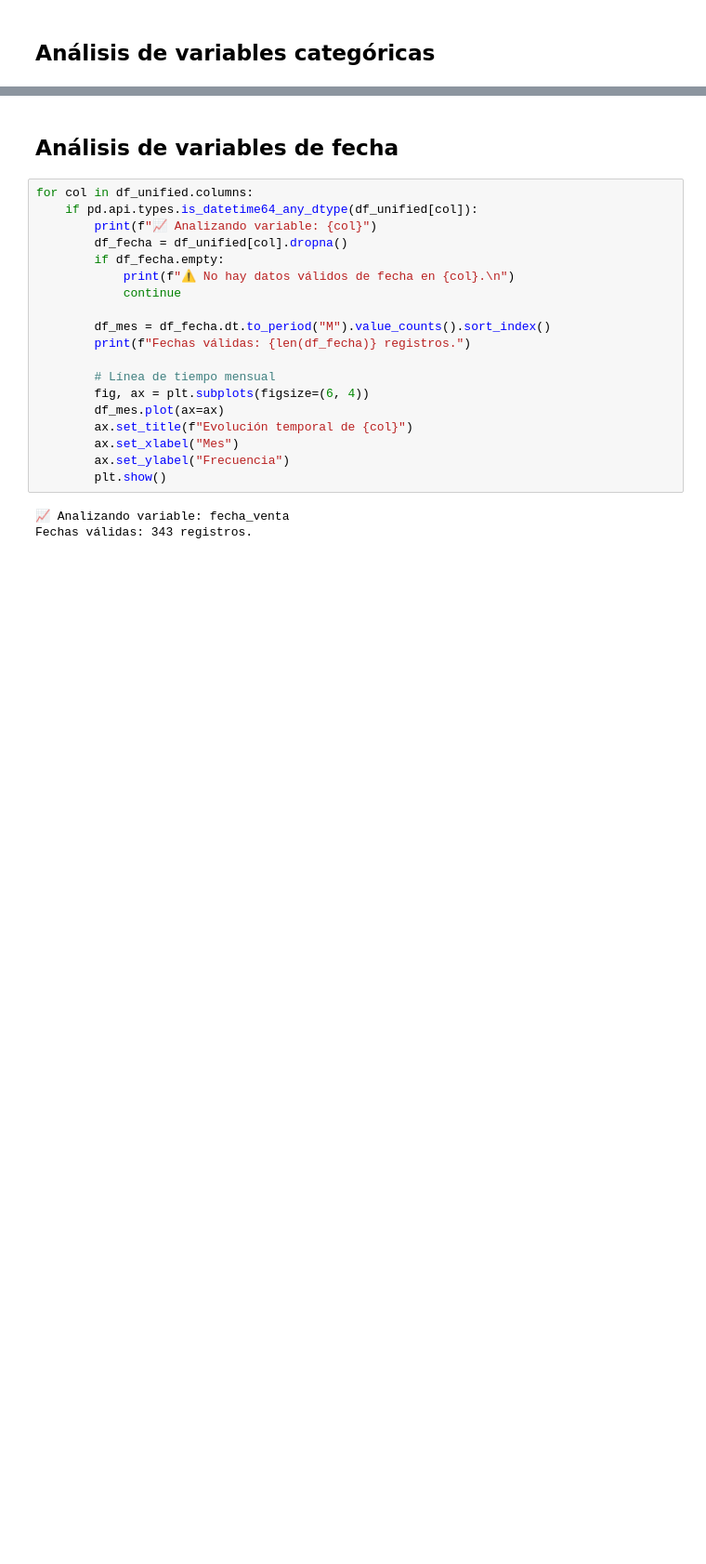
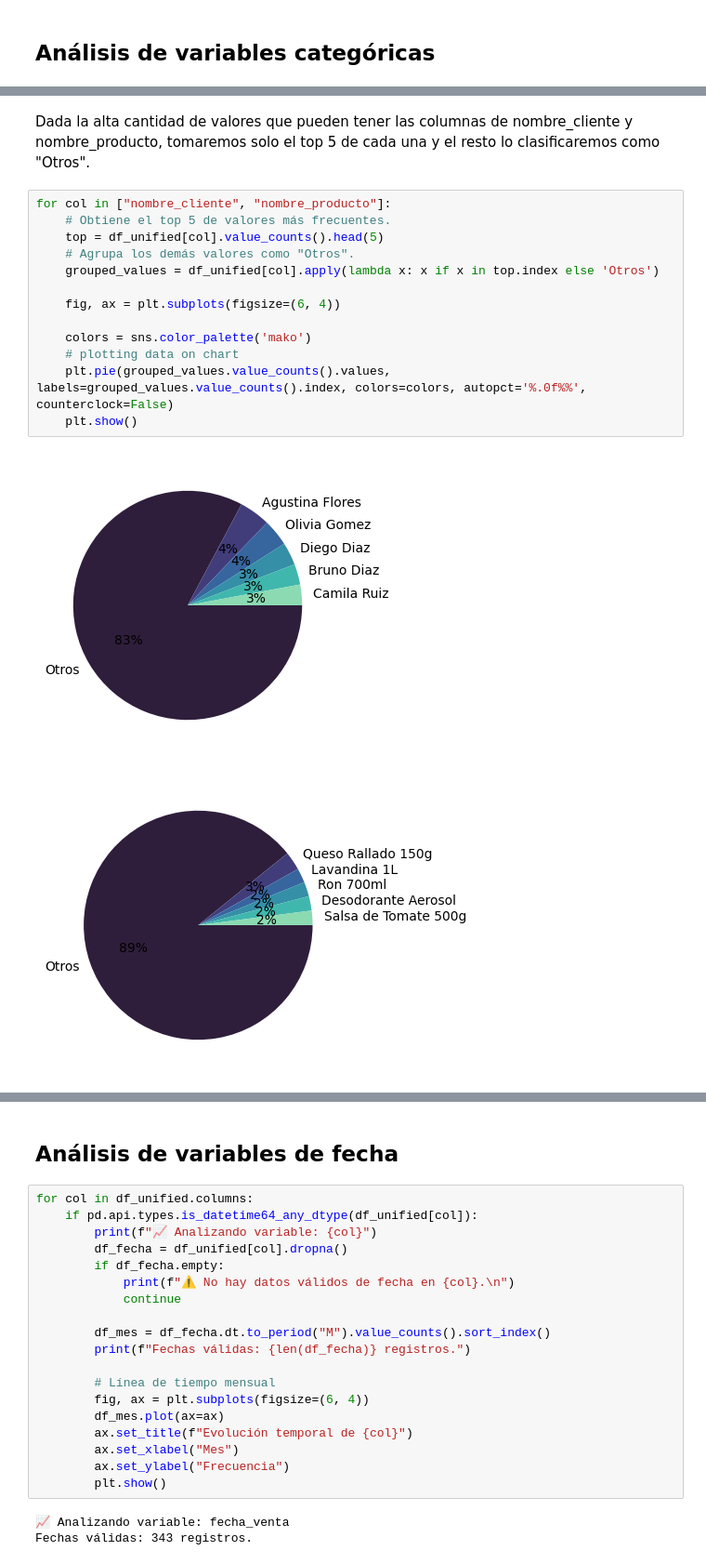
Before and after one commit to MartinOtamendiT/Aurelion, a Jupyter notebook: analisis_notebook.ipynb, the cells around one changed output, grey strips where cells are left out. Shown at 93% size. Saved outputs shown, nothing was run; the diff lists cells and outputs as text; blank space fills up the shorter version.

```diff
--- a/analisis_notebook.ipynb
+++ b/analisis_notebook.ipynb
@@ -688,0 +588,18 @@ Name: count, dtype: Int64
+# %% [markdown]
+Dada la alta cantidad de valores que pueden tener las columnas de nombre_cliente y nombre_producto, tomaremos solo el top 5 de cada una y el resto lo clasificaremos como "Otros".
+# %%
+for col in ["nombre_cliente", "nombre_producto"]:
+    # Obtiene el top 5 de valores más frecuentes.
+    top = df_unified[col].value_counts().head(5)
+    # Agrupa los demás valores como "Otros".
+    grouped_values = df_unified[col].apply(lambda x: x if x in top.index else 'Otros')
+
+    fig, ax = plt.subplots(figsize=(6, 4))
+
+    colors = sns.color_palette('mako')
+    # plotting data on chart
+    plt.pie(grouped_values.value_counts().values, labels=grouped_values.value_counts().index, colors=colors, autopct='%.0f%%', counterclock=False)
+    plt.show()
+# %% [output]
+[figure, added]
+[figure, added]
```
Also changed, not shown: parts of 13 cells of this notebook.
